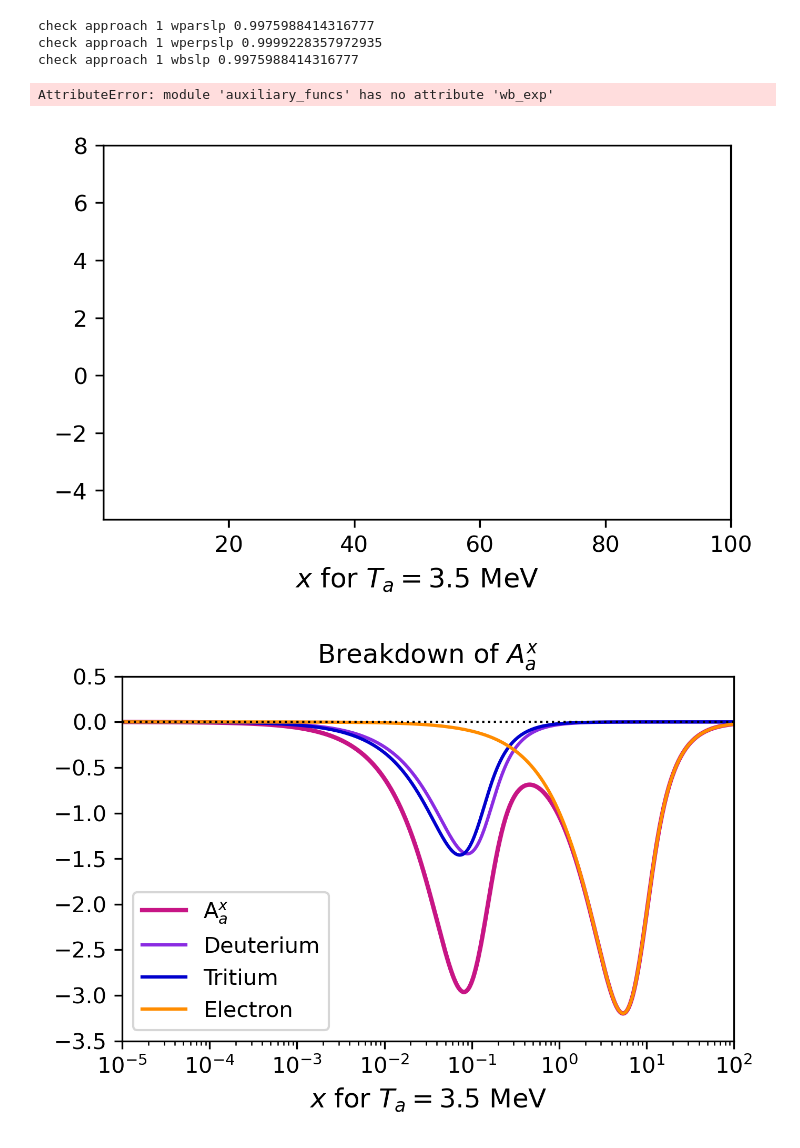
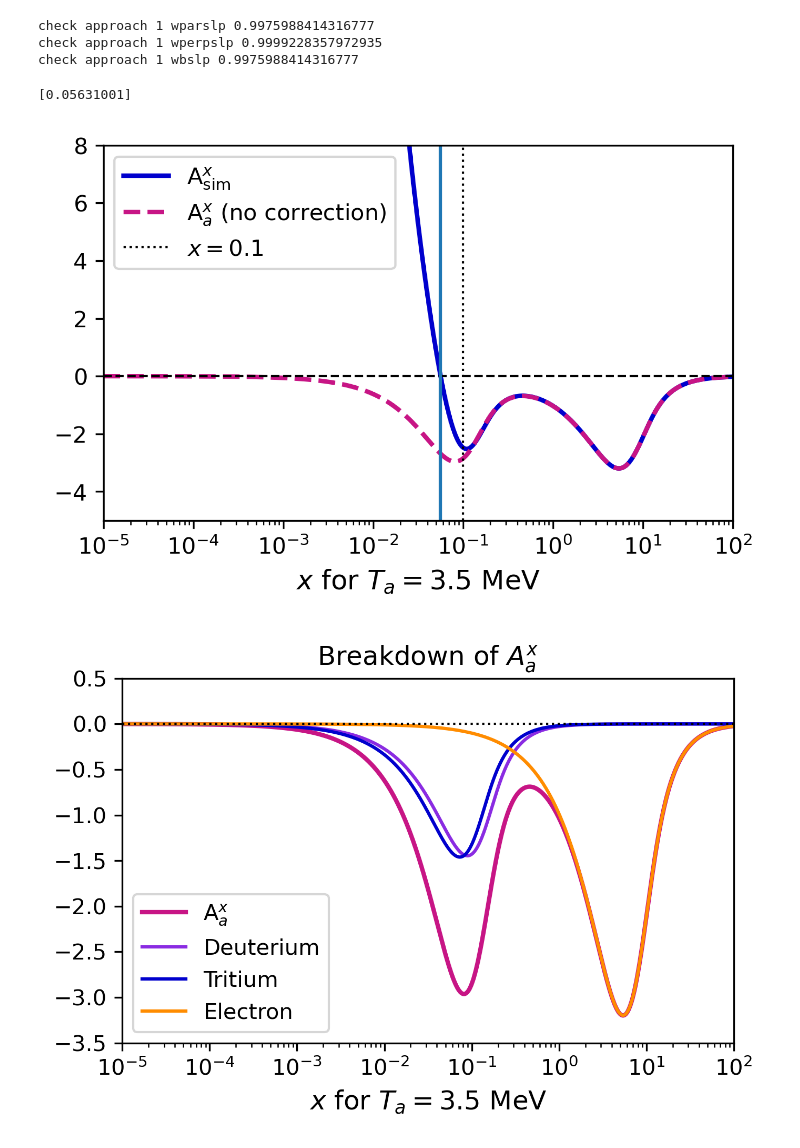
Before and after one commit to gxcli/fp_geometriccorrection, a Jupyter notebook: slp_limits.ipynb, the cells around one changed output. Saved outputs shown, nothing was run; the diff lists cells and outputs as text; code cells hidden in the pictures.

Commit message:
changed A plots

```diff
--- a/slp_limits.ipynb
+++ b/slp_limits.ipynb
@@ -43,7 +42,7 @@ check approach 1 wbslp 0.9975988414316777
 # ASIM X FUNCTIONS
 def Asimx(x):
     A_a = - p.ZPAR * af.wparb_slp(x) / x**2
-    A_geom = - af.wb_slp(x) / (2 * x**4) + 2 / (x * np.sqrt(np.pi)) * af.wb_exp(x)
+    A_geom = - af.wb_slp(x) / (2 * x**4) + 2 / (x * np.sqrt(np.pi)) * af.wb_cube_exp(x)
     return A_a + A_geom
 
 def Asimx_nogeom(x):
@@ -51,24 +50,27 @@ def Asimx_nogeom(x):
 # %%
 # PLOTS
 # x = np.linspace(1e-5, 100, 1000)
 x = np.logspace(-5, 2, 1000)
+root = fsolve(Asimx, x0=0.055)
+print(root)
 
 plt.figure(figsize=(5, 3), dpi=300)
 plt.xlabel(r'$x$ for $T_a = 3.5~\text{MeV}$', fontsize=12)
 plt.xticks(fontsize=10)
 plt.yticks(fontsize=10)
 plt.ylim(-5, 8)
 plt.xlim(1e-5, 100)
 plt.plot(x, Asimx(x), color='mediumblue', label=r'A$_{\text{sim}}^x$', linewidth=2)
 plt.plot(x, Asimx_nogeom(x), color='mediumvioletred', label=r'A$_{a}^x$ (no correction)', linewidth=2, linestyle='--')
 plt.axhline(0, linestyle='--', color='black', linewidth=1)
 plt.axvline(0.1, linestyle=':', color='black', linewidth=1, label=r'$x=0.1$')
+plt.axvline(root)
 plt.xscale('log')
 plt.legend(fontsize=10)
 plt.show()
 # %% [output]
-AttributeError: module 'auxiliary_funcs' has no attribute 'wb_exp'
+[0.05631001]
-[figure, old version]
+[figure, new version]
 # %%
 # x = np.linspace(1e-5, 100, 1000)
 x = np.logspace(-5, 2, 1000)
```
Also changed, not shown: parts of 2 cells of this notebook.
